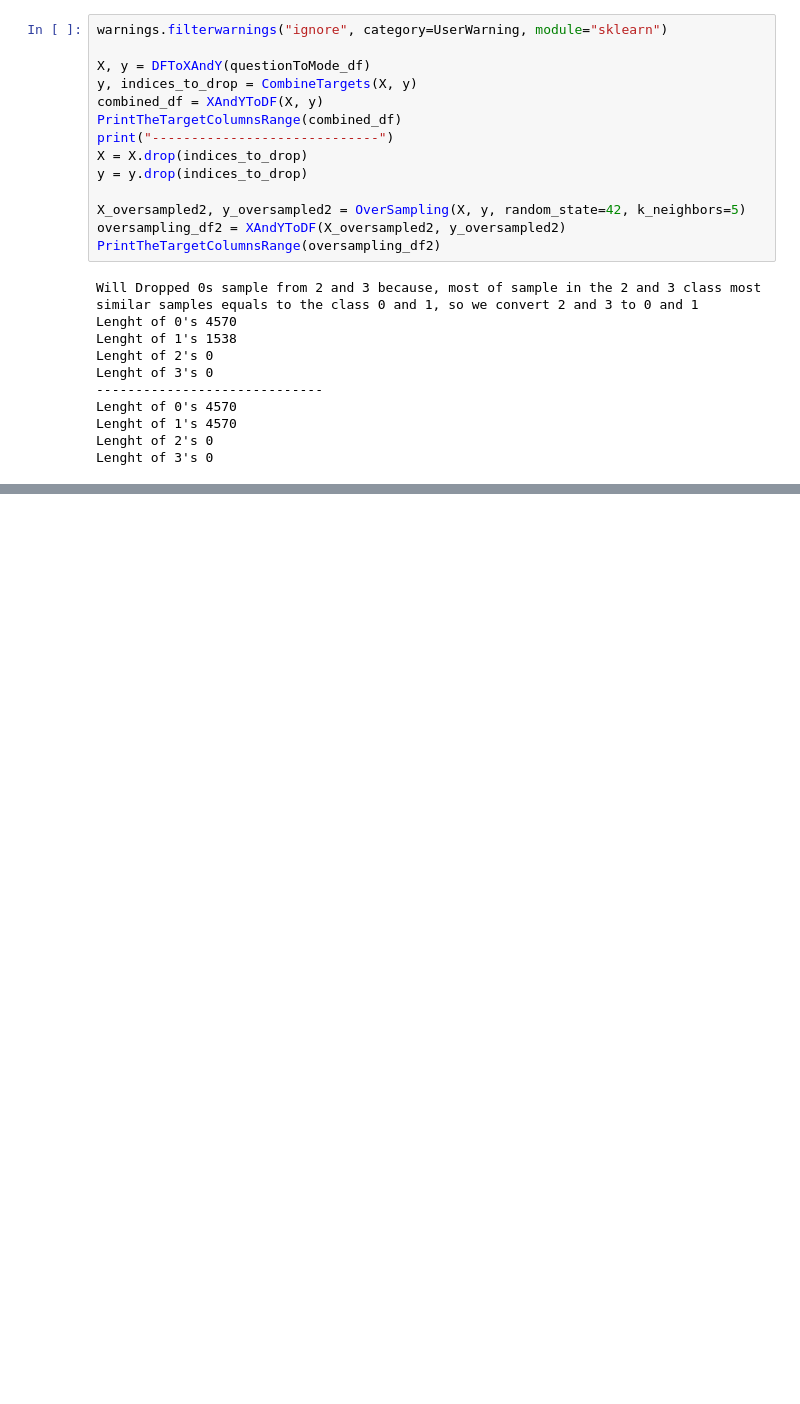
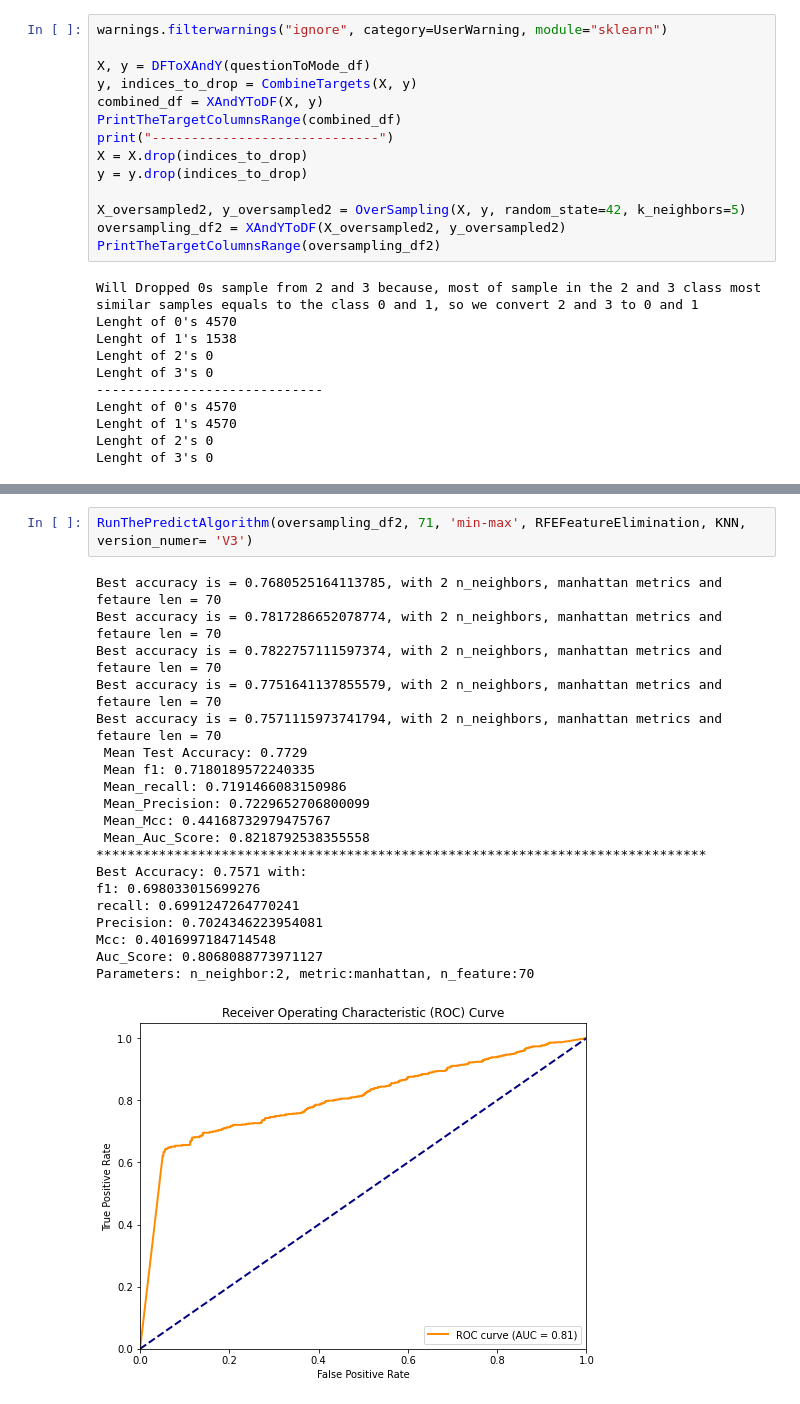
Before and after one commit to SeyitKoyuncu/CENG464-DataMining, a Jupyter notebook: CENG464_DataMiningProject_v1.ipynb, the cells around one changed output, grey strips where cells are left out. Drawn from its saved outputs; the diff is of its cells as text; blank space fills up the shorter version.

```diff
--- a/CENG464_DataMiningProject_v1.ipynb
+++ b/CENG464_DataMiningProject_v1.ipynb
@@ -1336,0 +1854,23 @@ Parameters: best_criterion: entropy, max_depth:30 fetaure len = 74
+# %%
+RunThePredictAlgorithm(oversampling_df2, 71, 'min-max', RFEFeatureElimination, KNN, version_numer= 'V3')
+# %% [output]
+Best accuracy is = 0.7680525164113785, with 2 n_neighbors, manhattan metrics and fetaure len = 70
+Best accuracy is = 0.7817286652078774, with 2 n_neighbors, manhattan metrics and fetaure len = 70
+Best accuracy is = 0.7822757111597374, with 2 n_neighbors, manhattan metrics and fetaure len = 70
+Best accuracy is = 0.7751641137855579, with 2 n_neighbors, manhattan metrics and fetaure len = 70
+Best accuracy is = 0.7571115973741794, with 2 n_neighbors, manhattan metrics and fetaure len = 70
+ Mean Test Accuracy: 0.7729
+ Mean f1: 0.7180189572240335
+ Mean_recall: 0.7191466083150986
+ Mean_Precision: 0.7229652706800099
+ Mean_Mcc: 0.44168732979475767
+ Mean_Auc_Score: 0.8218792538355558
+******************************************************************************
+Best Accuracy: 0.7571 with:
+f1: 0.698033015699276
+recall: 0.6991247264770241
+Precision: 0.7024346223954081
+Mcc: 0.4016997184714548
+Auc_Score: 0.8068088773971127
+Parameters: n_neighbor:2, metric:manhattan, n_feature:70
+[figure, added]
```
Also changed, not shown: parts of 60 cells of this notebook, 30 other files.
